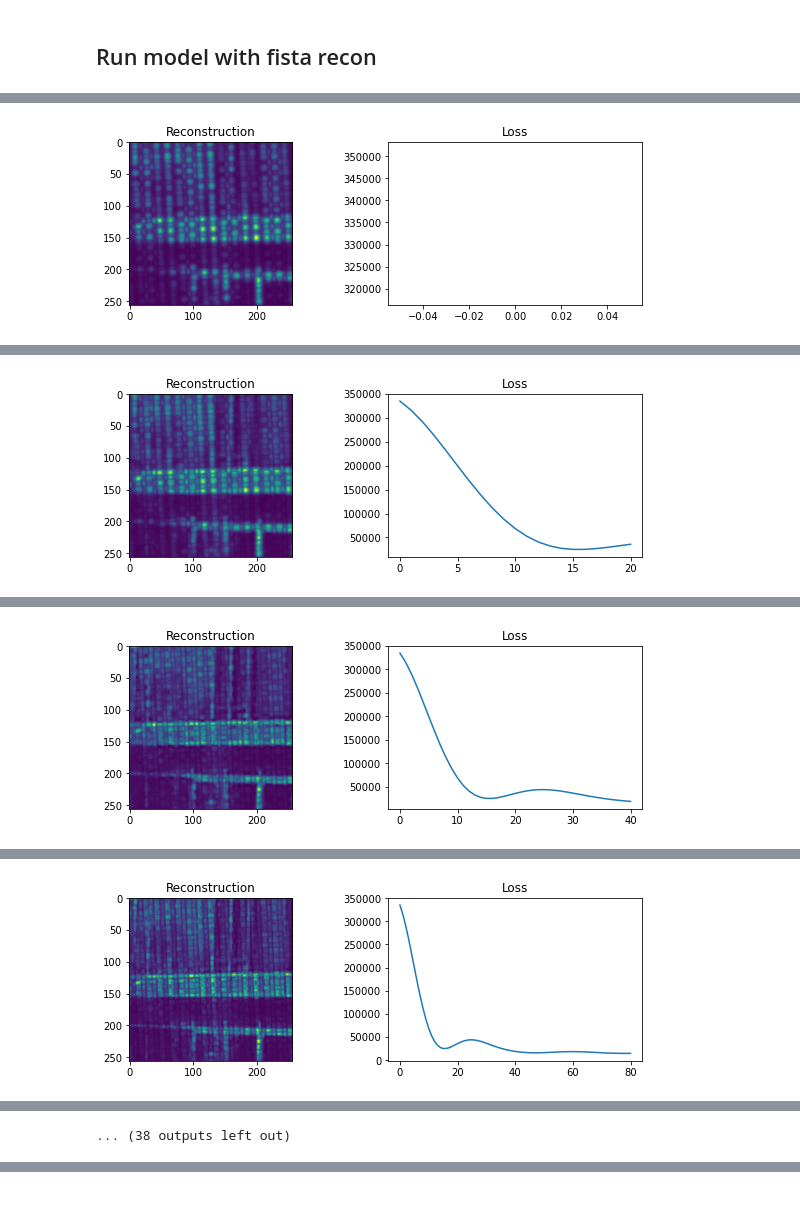
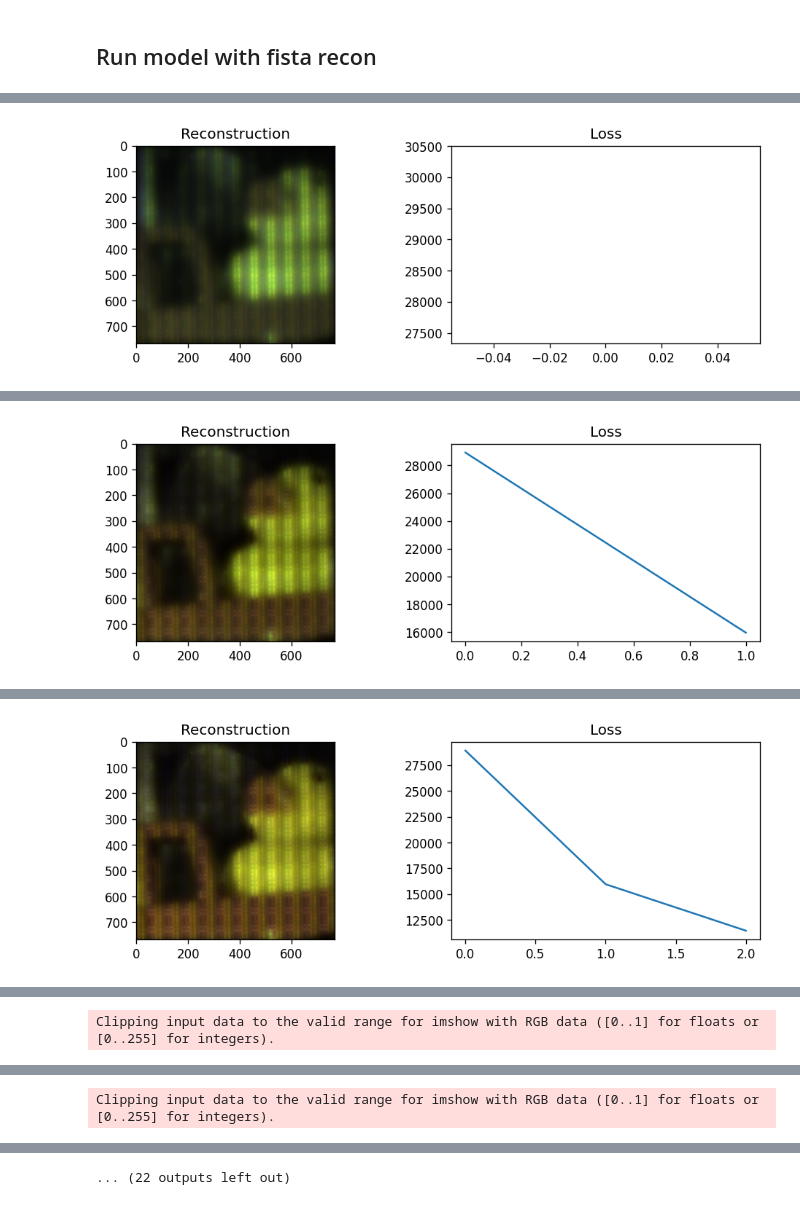
Before and after one commit to Christianfoley/SpectralDefocusCam, a Jupyter notebook: iterative_reconstruction_demo.ipynb, the cells around one changed output, grey strips where cells are left out. Saved outputs shown, nothing was run; the diff lists cells and outputs as text; code cells hidden in the pictures.

```diff
--- a/iterative_reconstruction_demo.ipynb
+++ b/iterative_reconstruction_demo.ipynb
@@ -23,21 +29,2 @@ else:
 # %% [markdown]
 ### View calibration data and image
-# %%
-defocuscamdata_path = "/home/cfoley_waller/defocam/defocuscamdata"
-calib_mat_path_rel = "calibration_data/DMM_37UX178_ML_calib_data/calib_matrix_9_22_2023_exp0.5ms_378-890/calibration_matrix.mat"
-psf_path_rel = "calibration_data/DMM_37UX178_ML_calib_data/psfs_9_22_2023_noiseavg32"
-data_path_rel = "sample_data"
-data_split = (0.7,0.15,0.15)
-patch_size = [256,256]
-image_index = 15
-
-# calibration matrix
-mask = diffuser_utils.load_mask(os.path.join(defocuscamdata_path, calib_mat_path_rel), patch_size)
-
-# measured PSF
-psf.get_psf_stack(os.path.join(defocuscamdata_path, psf_path_rel), 3, mask.shape)
-
-# sample data
-base_data_path = os.path.join(defocuscamdata_path, data_path_rel)
-_, _, test_loader = inference.ds.get_data(1, data_split, base_data_path)
-img = test_loader.dataset.__getitem__(image_index)
@@ -52,0 +98,18 @@ interactive(children=(IntSlider(value=1, description='r', max=29), Output()), _d
+# %%
+w_init = torch.tensor([0.003, 0.018, 0.04, 0.06, 0.095])
+sim_psfs = psf_utils.simulate_gaussian_psf(patch_size[0], w_init)
+
+for i in range(sim_psfs.shape[0]):
+    sim_psfs[i] = sim_psfs[i] * 255
+
+#scale psfs
+if sim_blur:
+    fig, ax = plt.subplots(2,sim_psfs.shape[0], figsize = (sim_psfs.shape[0]*5, 10))
+    for i in range(sim_psfs.shape[0]):
+        im1 = ax[0,i].imshow(sim_psfs[i][256+64:512-64,256+64:512-64])
+        fig.colorbar(im1, ax=ax[0,i], fraction=0.046, pad=0.04)
+        im2 = ax[1,i].imshow(psf_stack[i][256+64:512-64,256+64:512-64])
+        fig.colorbar(im2, ax=ax[1,i], fraction=0.046, pad=0.04)
+    plt.suptitle("Cropped simulated psfs for comparison", fontsize=18)
+    plt.tight_layout()
+    plt.show()
@@ -109,3 +219,9 @@ plt.show()
+# %%
+model.model2.iters = 12
+model.model2.tv_lambda = 0.08
+model.model2.tv_lambdax = 0.07
+model.model2.tv_lambdaw = 0.08
 # %%
-out = model(img['image'].unsqueeze(0).to(device))
+measurement = sel_meas_stack.unsqueeze(0).to(device)
+out = model(measurement)
 # %% [output]
@@ -113 +229 @@ iteration:  0  loss:  334818.1219530927
-[figure, old version]
+[figure, new version]
@@ -115 +232 @@ iteration:  20  loss:  35777.6002101365
-[figure, old version]
+[figure, new version]
@@ -117 +234 @@ iteration:  40  loss:  18803.987769581923
-[figure, old version]
+[figure, new version]
@@ -118,0 +235 @@ iteration:  60  loss:  18393.98236077871
+Clipping input data to the valid range for imshow with RGB data ([0..1] for floats or [0..255] for integers).
@@ -121 +237,0 @@ iteration:  80  loss:  14645.586529503998
-[figure, removed]
@@ -124 +238 @@ iteration:  100  loss:  17009.062784046902
-... (38 outputs left out)
+Clipping input data to the valid range for imshow with RGB data ([0..1] for floats or [0..255] for integers).
@@ -124,0 +240 @@ iteration:  100  loss:  17009.062784046902
+... (22 outputs left out)
```
Also changed, not shown: parts of 25 cells of this notebook, 23 other files.
